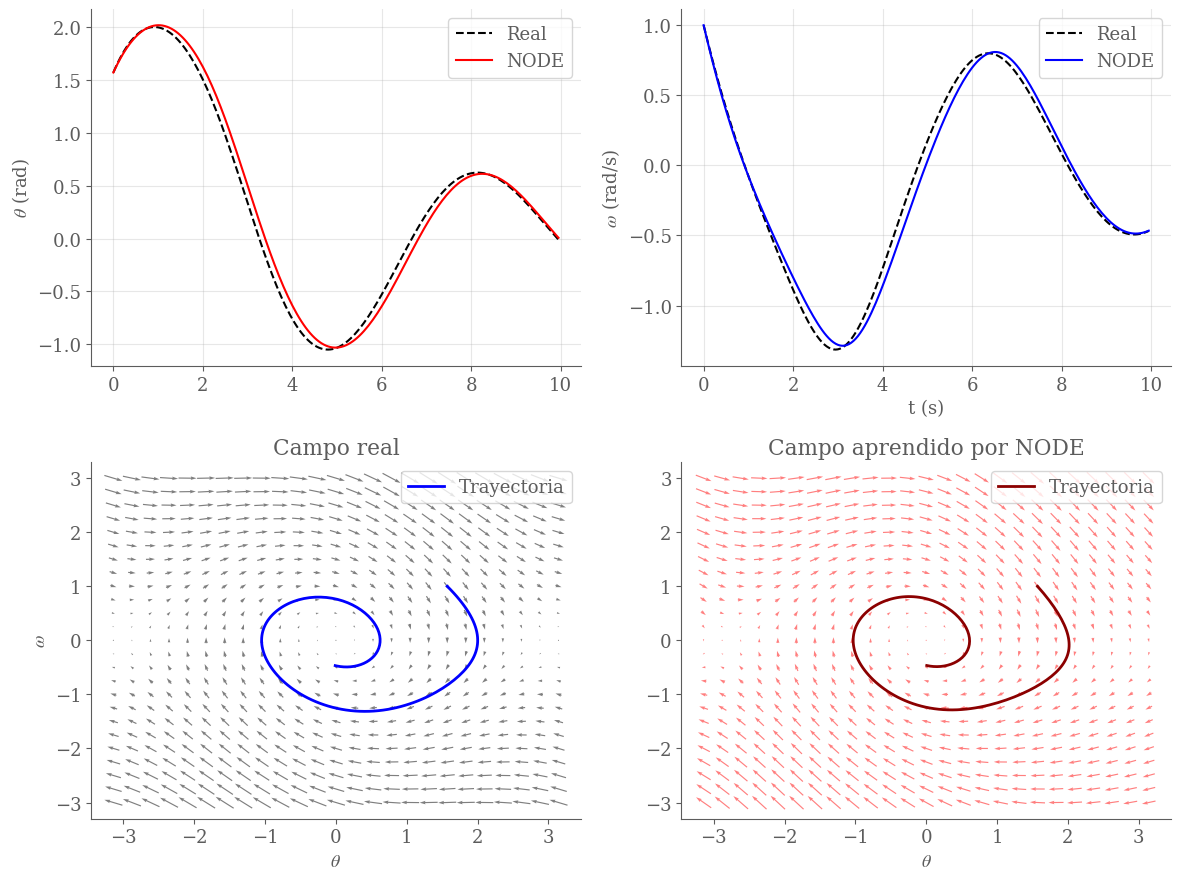
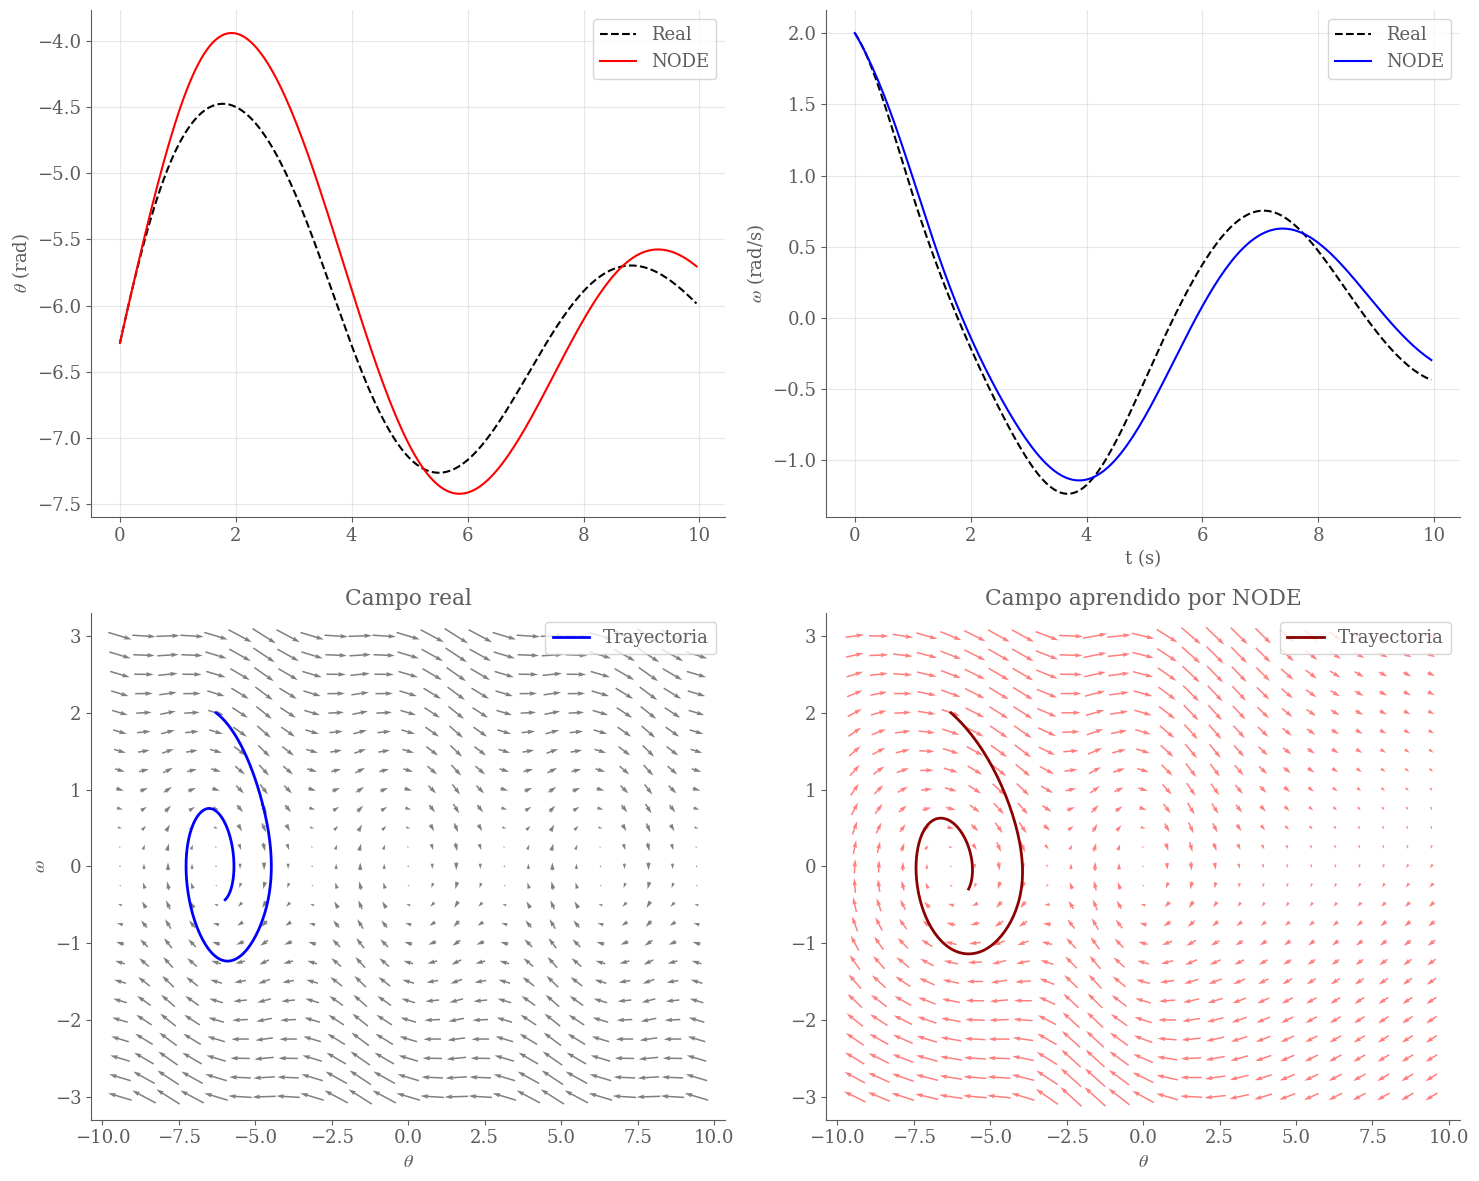
The notebook cell's code change between the first figure and the second:
--- before
+++ after
@@ -2,5 +2,5 @@
 
 # CI fuera de la distribución de entrenamiento (omega0 > 2.0)
-x0_test_np = np.array([np.pi/2, 1])
+x0_test_np = np.array([-2*np.pi, 2])
 
 # Ground truth: integración del modelo físico real (sin ruido)
@@ -19,5 +19,5 @@
 
 # Cuadrícula del espacio de fase
-theta_vals = np.linspace(-np.pi, np.pi, 25)
+theta_vals = np.linspace(-3*np.pi, 3*np.pi, 25)
 omega_vals = np.linspace(-3.0, 3.0, 25)
 Theta, Omega = np.meshgrid(theta_vals, omega_vals)
@@ -36,5 +36,5 @@
 
 # === Visualización 2x2 ===
-fig, ax = plt.subplots(2, 2, figsize=(12, 9))
+fig, ax = plt.subplots(2, 2, figsize=(15, 12))
 
 # Fila superior: comportamiento en el tiempo

Commit: PINNs updated